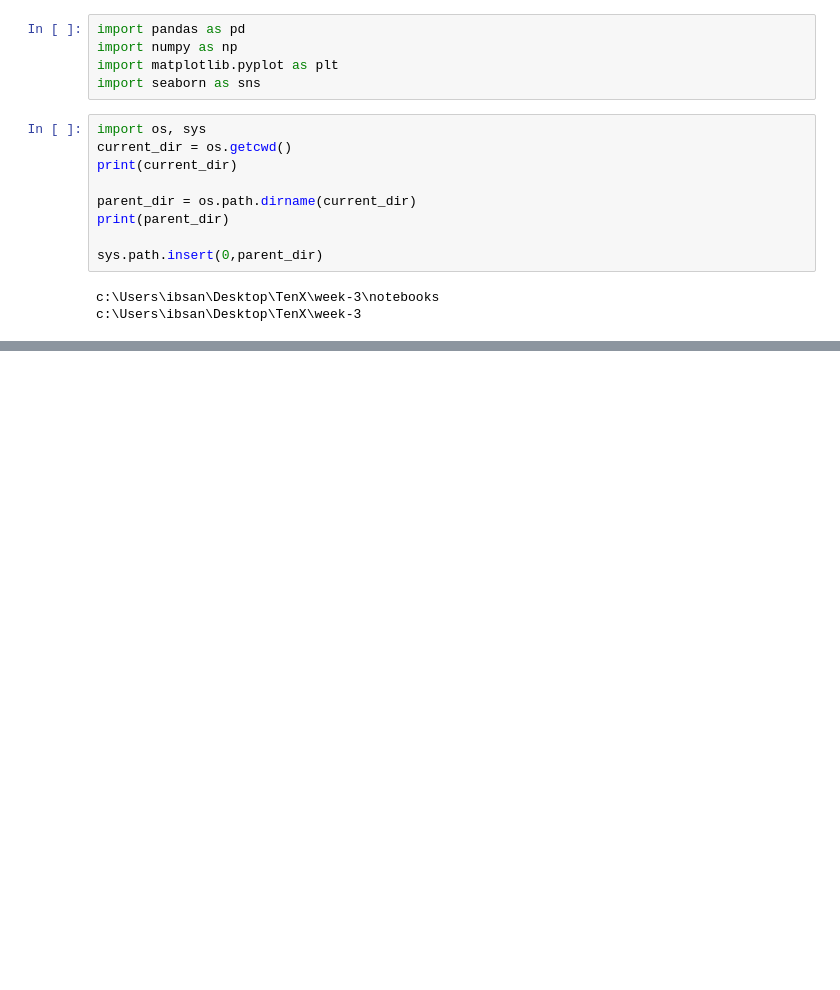
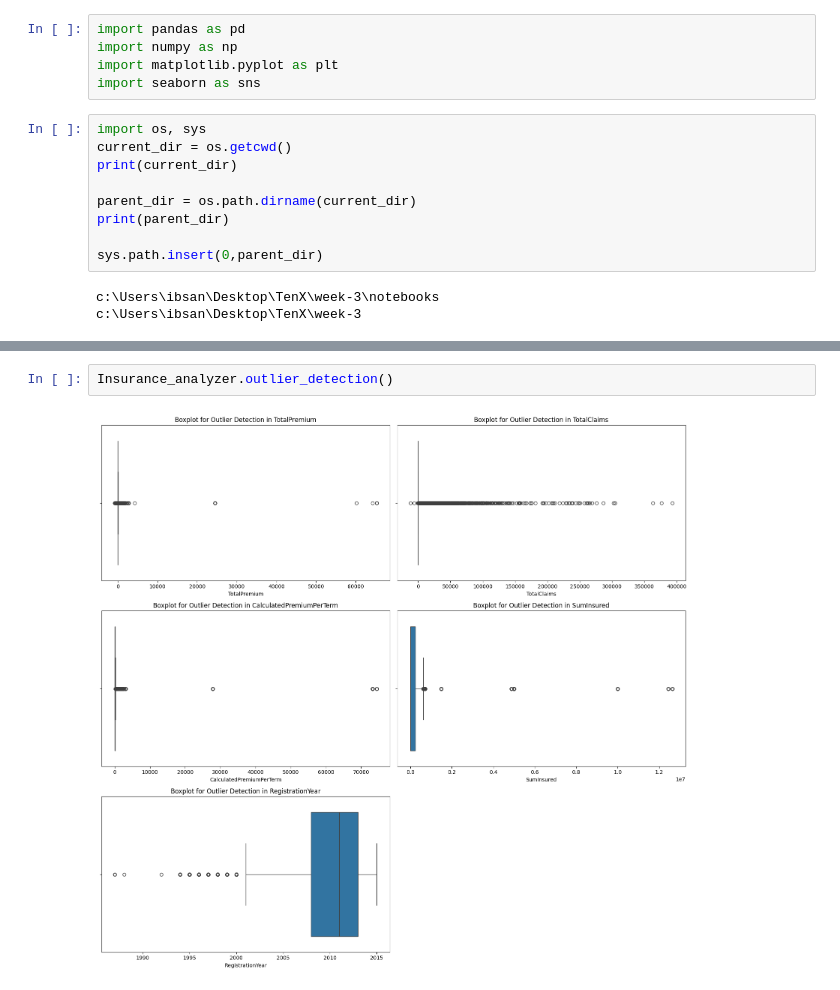
Before and after one commit to ibso99/Insurance-Analysis, a Jupyter notebook: notebooks/EDA.ipynb, the cells around one changed output, grey strips where cells are left out. Saved outputs shown, nothing was run; the diff lists cells and outputs as text; blank space fills up the shorter version.

```diff
--- a/notebooks/EDA.ipynb
+++ b/notebooks/EDA.ipynb
@@ -123,0 +116,4 @@ dp.bivariate_analysis()
+# %%
+Insurance_analyzer.outlier_detection()
+# %% [output]
+[figure, added]
```
Also changed, not shown: parts of 17 cells of this notebook, 1 other file.
